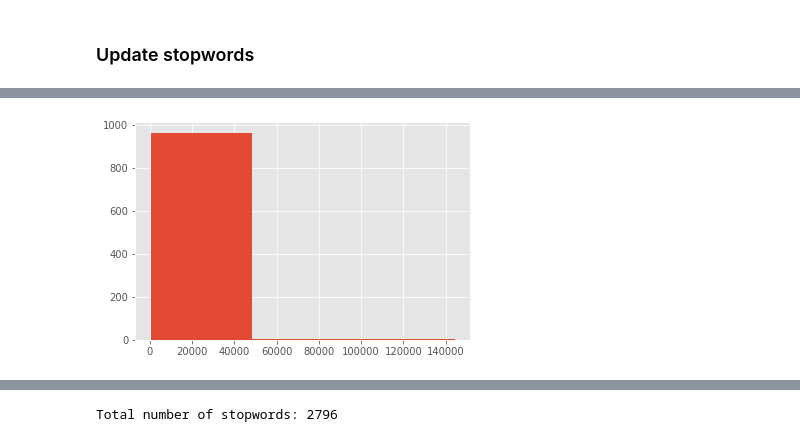
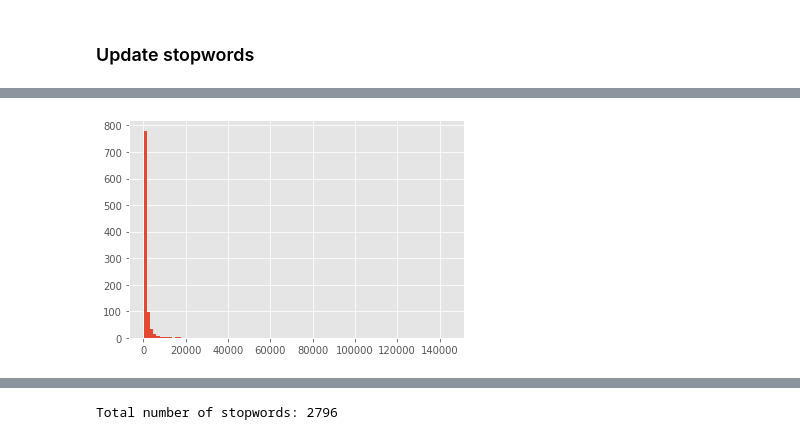
Before and after one commit to msahamed/covid19-text-network, a Jupyter notebook: covid_19_text_network.ipynb, the cells around one changed output, grey strips where cells are left out. Saved outputs shown, nothing was run; the diff lists cells and outputs as text; code cells hidden in the pictures.

```diff
--- a/covid_19_text_network.ipynb
+++ b/covid_19_text_network.ipynb
@@ -225,8 +231,8 @@ freq_df.shape
 # %%
 import matplotlib.pyplot as plt
-plt.hist(freq_df[freq_df['count'] >400]['count'], bins = 3, density=False);
+plt.hist(freq_df[freq_df['count'] >400]['count'], bins = 100, density=False);
 # %% [output]
-[figure, old version]
+[figure, new version]
 # %%
 print(f'Stop words from histogram: {len(list(freq_df[freq_df["count"]  >= 400]["word"]))}')
 # %% [output]
```
Also changed, not shown: parts of 42 cells of this notebook, 6 other files.
